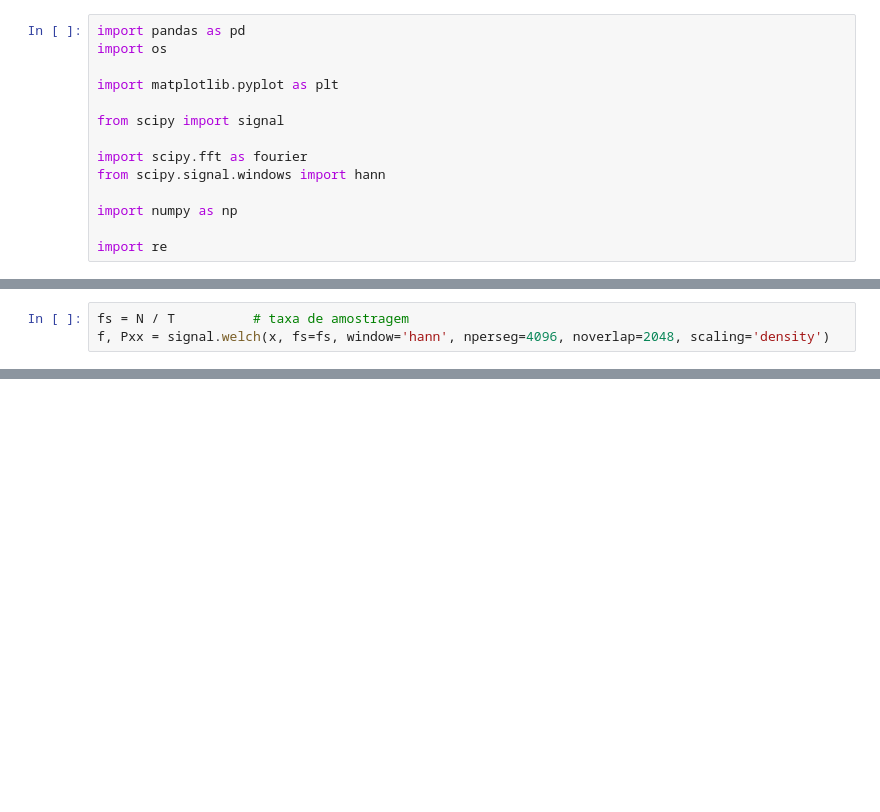
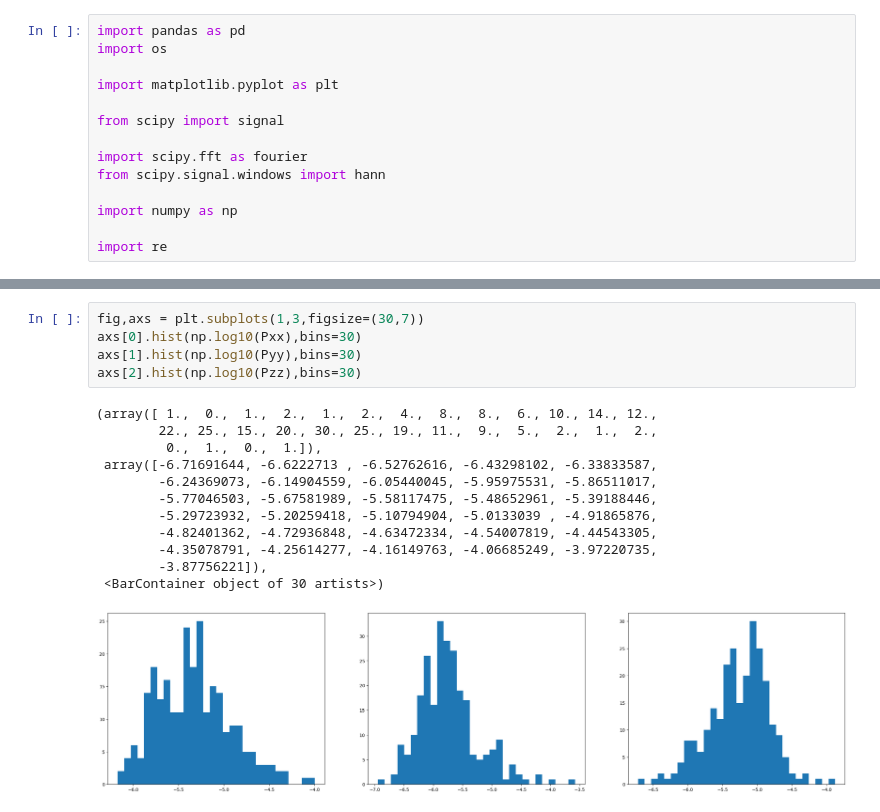
Before and after one commit to pyKuga/TRACTIAN, a Jupyter notebook: part1.ipynb, the cells around one changed output, grey strips where cells are left out. Saved outputs shown, nothing was run; the diff lists cells and outputs as text; blank space fills up the shorter version.

```diff
--- a/part1.ipynb
+++ b/part1.ipynb
@@ -58,4 +64 @@ plt.tight_layout()
-# %%
-fs = N / T          # taxa de amostragem
-f, Pxx = signal.welch(x, fs=fs, window='hann', nperseg=4096, noverlap=2048, scaling='density')
 # %%
@@ -83,0 +98,18 @@ axs[i].semilogy(freq[1:N//2],absolute[1:N//2])
+# %%
+fig,axs = plt.subplots(1,3,figsize=(30,7))
+axs[0].hist(np.log10(Pxx),bins=30)
+axs[1].hist(np.log10(Pyy),bins=30)
+axs[2].hist(np.log10(Pzz),bins=30)
+# %% [output]
+(array([ 1.,  0.,  1.,  2.,  1.,  2.,  4.,  8.,  8.,  6., 10., 14., 12.,
+        22., 25., 15., 20., 30., 25., 19., 11.,  9.,  5.,  2.,  1.,  2.,
+         0.,  1.,  0.,  1.]),
+ array([-6.71691644, -6.6222713 , -6.52762616, -6.43298102, -6.33833587,
+        -6.24369073, -6.14904559, -6.05440045, -5.95975531, -5.86511017,
+        -5.77046503, -5.67581989, -5.58117475, -5.48652961, -5.39188446,
+        -5.29723932, -5.20259418, -5.10794904, -5.0133039 , -4.91865876,
+        -4.82401362, -4.72936848, -4.63472334, -4.54007819, -4.44543305,
+        -4.35078791, -4.25614277, -4.16149763, -4.06685249, -3.97220735,
+        -3.87756221]),
+ <BarContainer object of 30 artists>)
+[figure, added]
```
Also changed, not shown: parts of 3 cells of this notebook, 4 other files.
